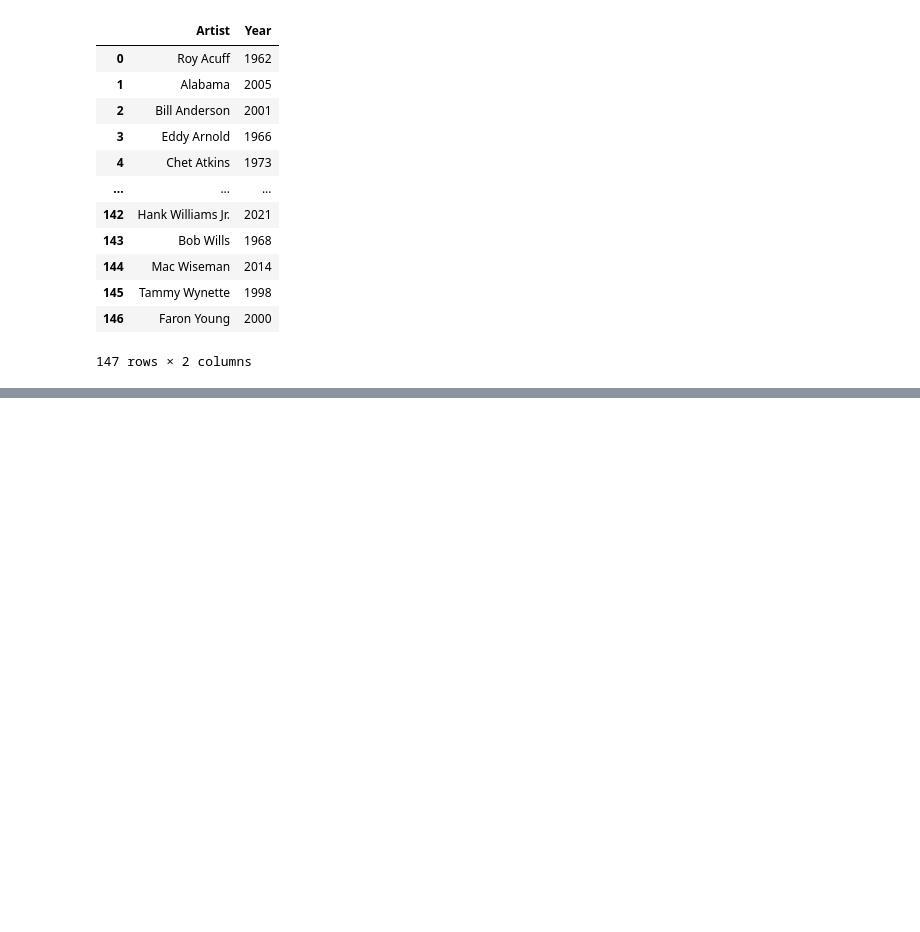
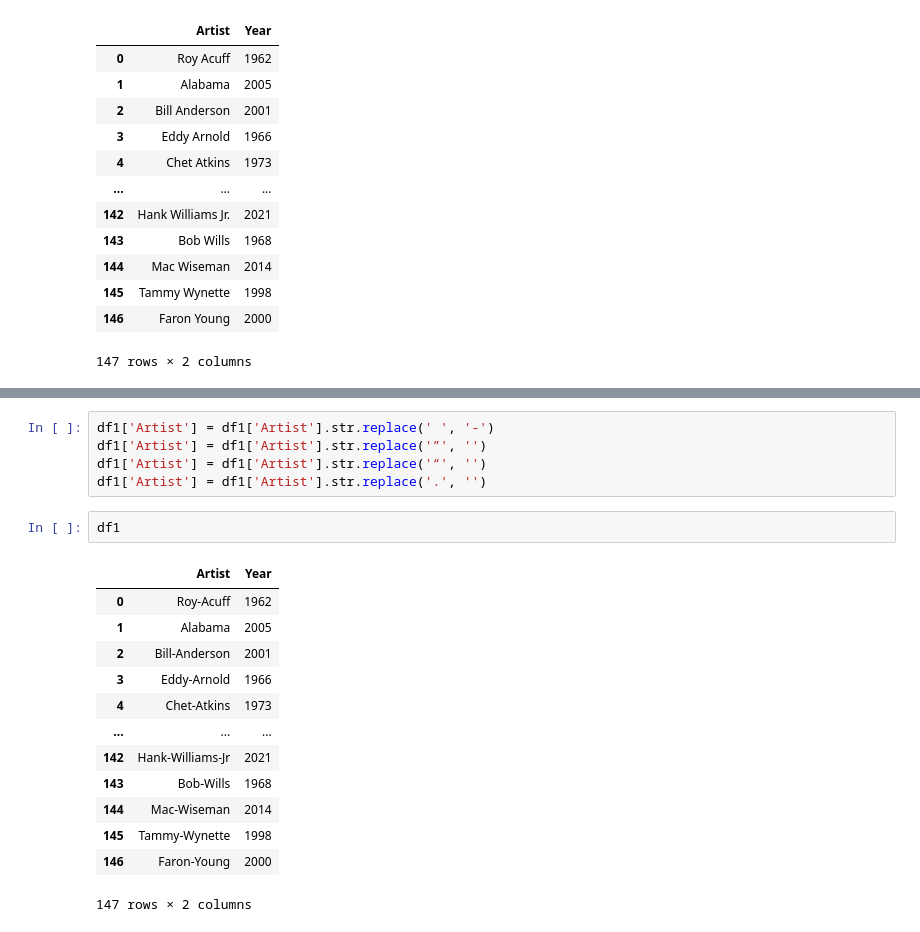
Before and after one commit to NSS-Data-Analytics-Cohort-6/web-scraping-country-music-hof-robschulteis, a Jupyter notebook: notebooks/cmhof_short.ipynb, the cells around one changed output, grey strips where cells are left out. Cells and saved outputs as stored; diff of their text form; blank space fills up the shorter version.

```diff
--- a/notebooks/cmhof_short.ipynb
+++ b/notebooks/cmhof_short.ipynb
@@ -64,0 +109,21 @@ df2
+# %%
+df1['Artist'] = df1['Artist'].str.replace(' ', '-')
+df1['Artist'] = df1['Artist'].str.replace('”', '')
+df1['Artist'] = df1['Artist'].str.replace('“', '')
+df1['Artist'] = df1['Artist'].str.replace('.', '')
+# %%
+df1
+# %% [output]
+|  | Artist | Year |
+| 0 | Roy-Acuff | 1962 |
+| 1 | Alabama | 2005 |
+| 2 | Bill-Anderson | 2001 |
+| 3 | Eddy-Arnold | 1966 |
+| 4 | Chet-Atkins | 1973 |
+| ... | ... | ... |
+| 142 | Hank-Williams-Jr | 2021 |
+| 143 | Bob-Wills | 1968 |
+| 144 | Mac-Wiseman | 2014 |
+| 145 | Tammy-Wynette | 1998 |
+| 146 | Faron-Young | 2000 |
+147 rows × 2 columns
```
Also changed, not shown: parts of 10 cells of this notebook.
